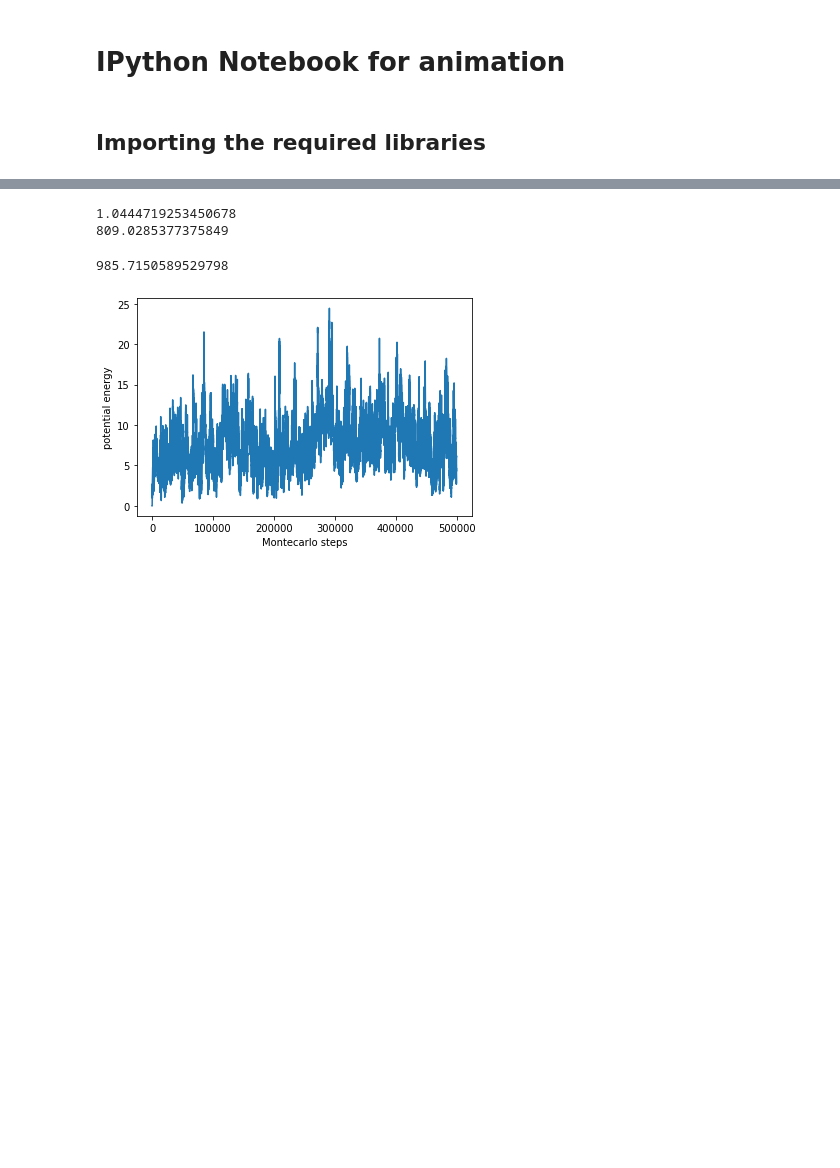
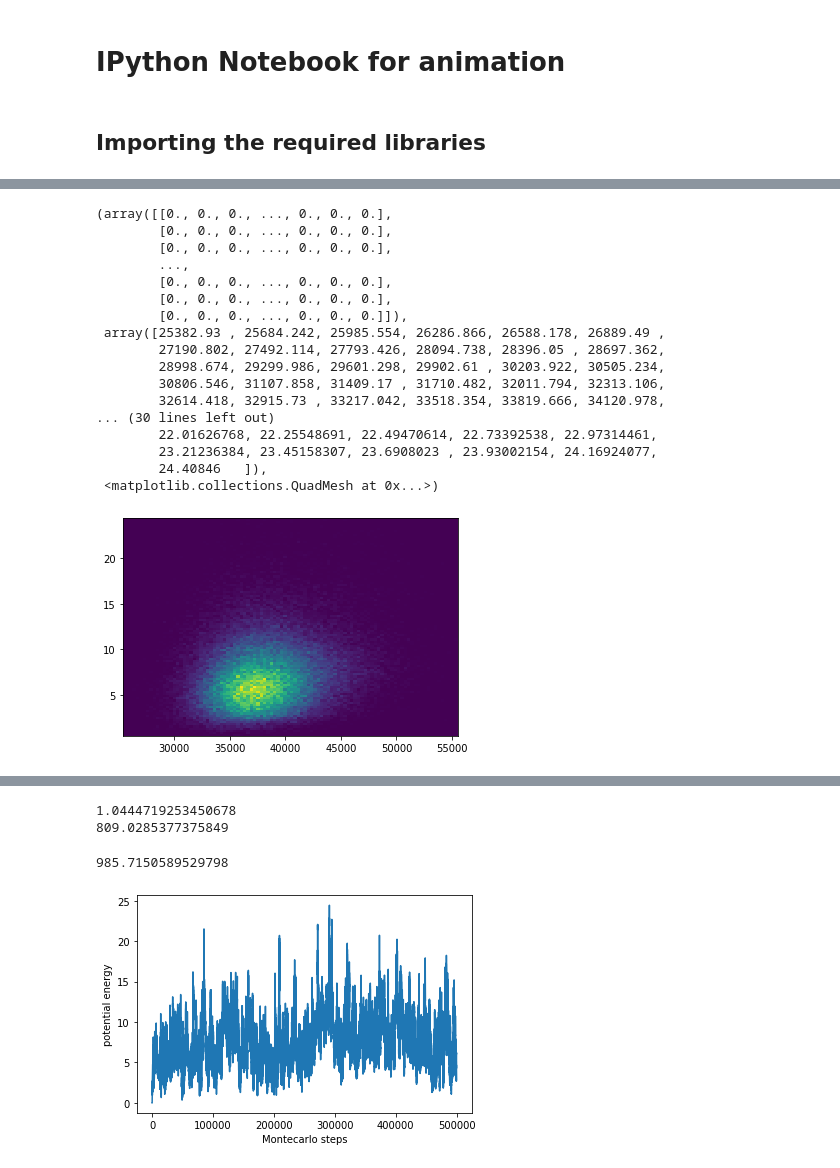
Before and after one commit to tisabe/hmcp, a Jupyter notebook: output_processing.ipynb, the cells around one changed output, grey strips where cells are left out. Drawn from its saved outputs; the diff is of its cells as text; code cells hidden in the pictures; blank space fills up the shorter version.

```diff
--- a/output_processing.ipynb
+++ b/output_processing.ipynb
@@ -29,3 +40,24 @@ makePlot([obsData[0][n_th:],obsData[3][n_th:]], "hamiltonian")
+# %%
+plt.hist2d(obsData[3][n_th:],obsData[1][n_th:],100)
+# %% [output]
+(array([[0., 0., 0., ..., 0., 0., 0.],
+        [0., 0., 0., ..., 0., 0., 0.],
+        [0., 0., 0., ..., 0., 0., 0.],
+        ...,
+        [0., 0., 0., ..., 0., 0., 0.],
+        [0., 0., 0., ..., 0., 0., 0.],
+        [0., 0., 0., ..., 0., 0., 0.]]),
+ array([25382.93 , 25684.242, 25985.554, 26286.866, 26588.178, 26889.49 ,
+        27190.802, 27492.114, 27793.426, 28094.738, 28396.05 , 28697.362,
+        28998.674, 29299.986, 29601.298, 29902.61 , 30203.922, 30505.234,
+        30806.546, 31107.858, 31409.17 , 31710.482, 32011.794, 32313.106,
+        32614.418, 32915.73 , 33217.042, 33518.354, 33819.666, 34120.978,
+... (30 lines left out)
+        22.01626768, 22.25548691, 22.49470614, 22.73392538, 22.97314461,
+        23.21236384, 23.45158307, 23.6908023 , 23.93002154, 24.16924077,
+        24.40846   ]),
+ <matplotlib.collections.QuadMesh at 0x...>)
+[figure, added]
 # %%
 #n_th = 100
 noTherm = np.array(obsData[1][n_th:])
```
Also changed, not shown: parts of 3 cells of this notebook.
